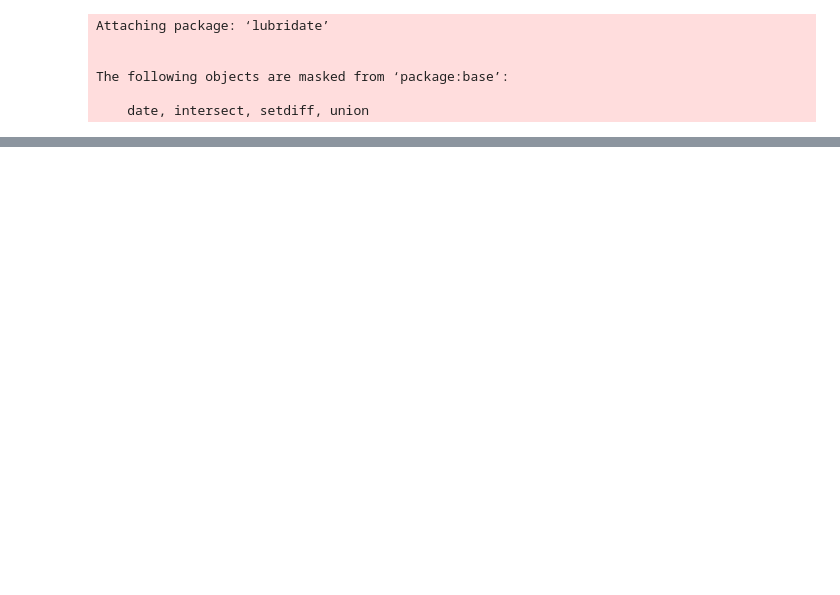
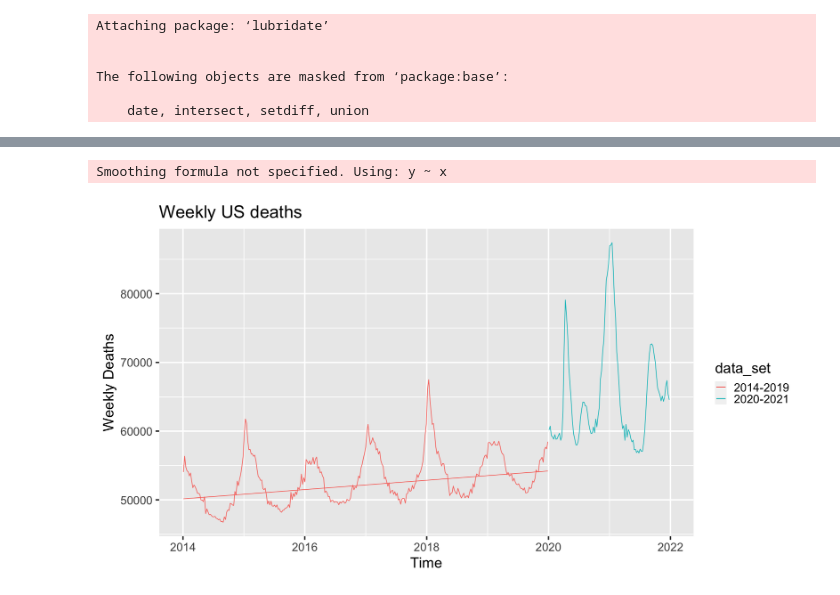
Before and after one commit to matzhaugen/mortality, a Jupyter notebook: notebooks/analysis.ipynb, the cells around one changed output, grey strips where cells are left out. Drawn from its saved outputs; the diff is of its cells as text; code cells hidden in the pictures; blank space fills up the shorter version.

```diff
--- a/notebooks/analysis.ipynb
+++ b/notebooks/analysis.ipynb
@@ -35,4 +32,0 @@ unique(us_death$State)
-# %%
-d_min = min(us_death$Total.Deaths)
-d_max = max(us_death$Total.Deaths)
-us_death$total.death.norm = (us_death$Total.Deaths - d_min) / (d_max - d_min)
@@ -67,0 +33,7 @@ summary(us_death)
+# %%
+# Read data from 2014-2019
+us_death_old = read.csv("../data/Weekly_Counts_of_Deaths_by_State_and_Select_Causes__2014-2019.csv")
+us_death_old$Week.Ending.Date = mdy(us_death_old$Week.Ending.Date)
+us_death_old = us_death_old[us_death_old$Jurisdiction.of.Occurrence == "United States", ]
+us_death_old = us_death_old[!is.na(us_death_old$All..Cause) & !is.na(us_death_old$Week.Ending.Date), ]
+head(us_death_old)
@@ -67,0 +50,8 @@ summary(us_death)
+# %%
+# Combine both data sets
+us_death_old$Total.Deaths = us_death_old$All..Cause
+us_death_old$data_set = "2014-2019"
+us_death$data_set = "2020-2021"
+us_death_all = rbind(us_death_old[,c("Week.Ending.Date", "Total.Deaths", "data_set", "MMWR.Week")],
+                                  us_death[,c("Week.Ending.Date", "Total.Deaths", "data_set", "MMWR.Week")])
+head(us_death_all)
@@ -67,0 +68,11 @@ summary(us_death)
+# %%
+# Plot with quantile trend from 2014-2019
+options(repr.plot.width=15, repr.plot.height=8)
+b = ggplot(us_death_all, aes(x=Week.Ending.Date, y=Total.Deaths, color=data_set))
+b + geom_line() +
+theme_gray(base_size = 22) +
+labs(x = "Time", y = "Weekly Deaths", title="Weekly US deaths") +
+geom_quantile(aes(), data=us_death_all[us_death_all$data_set=="2014-2019",], quantiles=c(0.5))
+# %% [output]
+Smoothing formula not specified. Using: y ~ x
+[figure, added]
```
Also changed, not shown: parts of 15 cells of this notebook, 3 other files.
